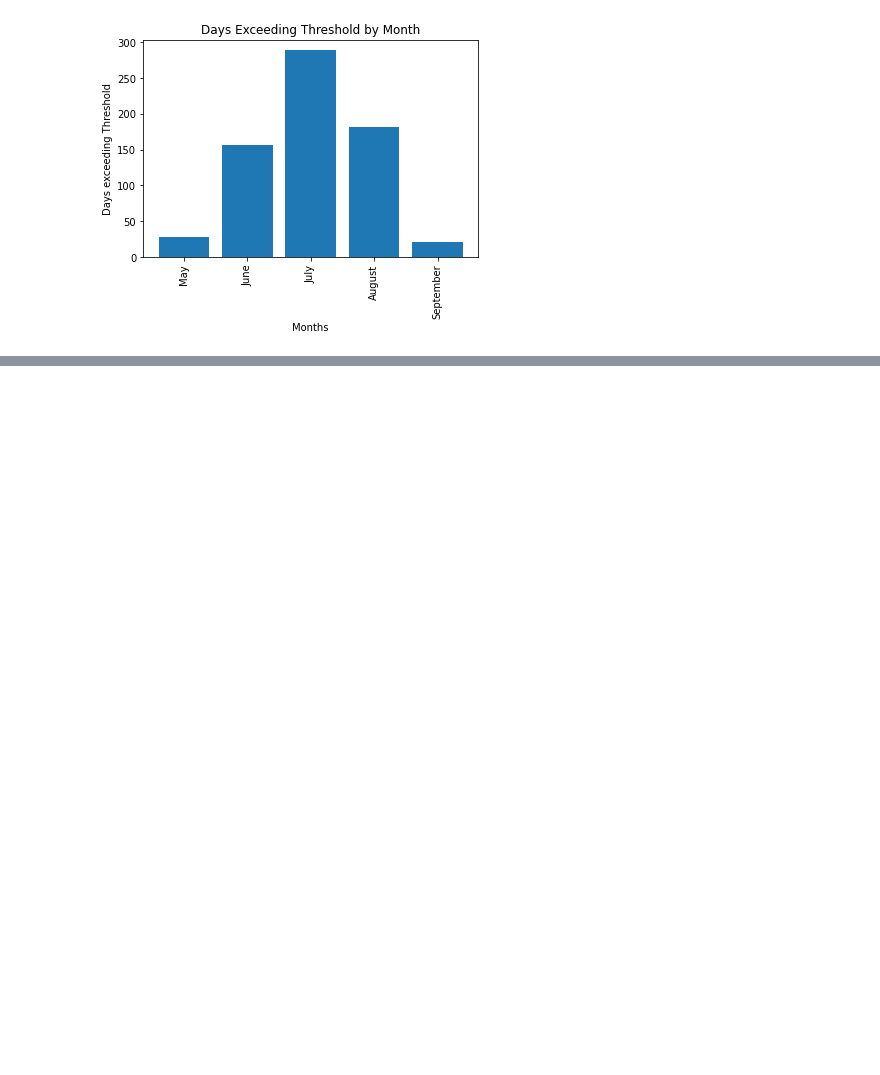
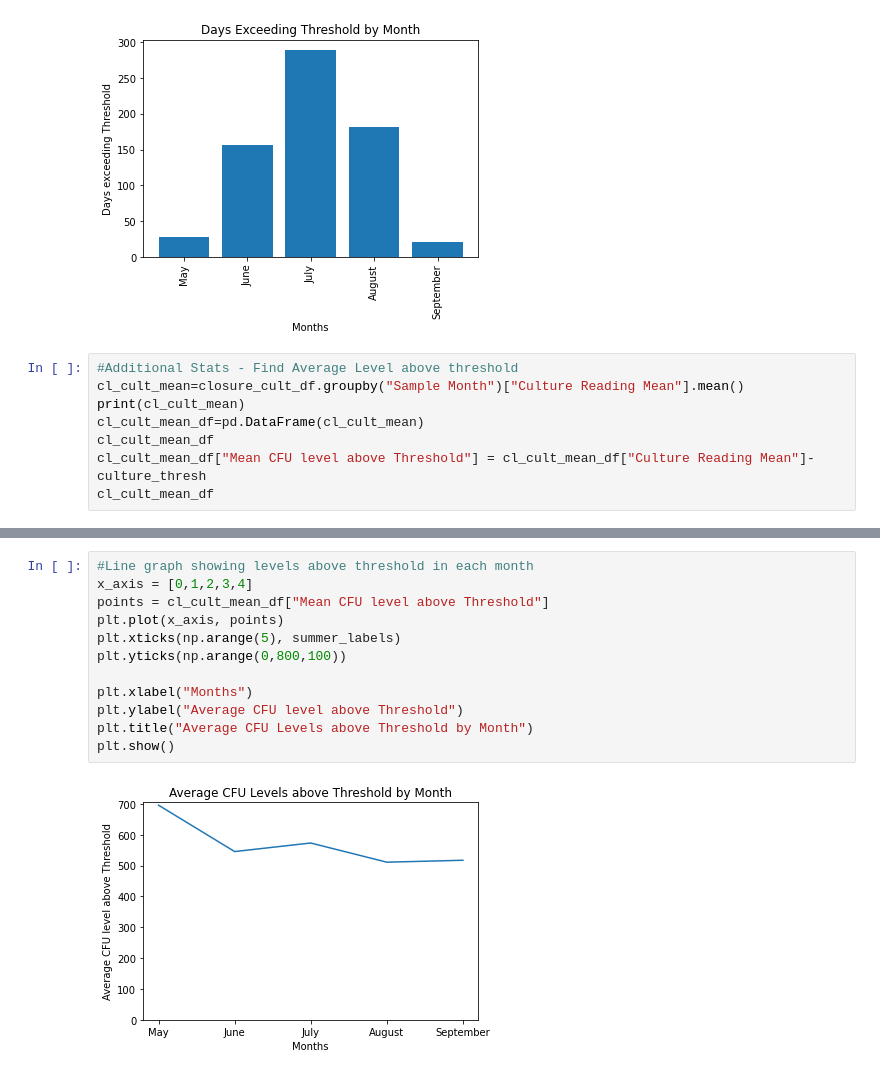
Before and after one commit to ander1908/Bootcamp_Project1, a Jupyter notebook: MostClosures_Stephen.ipynb, the cells around one changed output, grey strips where cells are left out. Cells and saved outputs as stored; diff of their text form; blank space fills up the shorter version.

Commit message:
updated new graphs for severity of average levels

```diff
--- a/MostClosures_Stephen.ipynb
+++ b/MostClosures_Stephen.ipynb
@@ -182,3 +182,11 @@ plt.ylabel("Days exceeding Threshold")
 # %% [output]
 Text(0, 0.5, 'Days exceeding Threshold')
 [figure]
+# %%
+#Additional Stats - Find Average Level above threshold
+cl_cult_mean=closure_cult_df.groupby("Sample Month")["Culture Reading Mean"].mean()
+print(cl_cult_mean)
+cl_cult_mean_df=pd.DataFrame(cl_cult_mean)
+cl_cult_mean_df
+cl_cult_mean_df["Mean CFU level above Threshold"] = cl_cult_mean_df["Culture Reading Mean"]-culture_thresh
+cl_cult_mean_df
@@ -184,0 +208,14 @@ Text(0, 0.5, 'Days exceeding Threshold')
+# %%
+#Line graph showing levels above threshold in each month
+x_axis = [0,1,2,3,4]
+points = cl_cult_mean_df["Mean CFU level above Threshold"]
+plt.plot(x_axis, points)
+plt.xticks(np.arange(5), summer_labels)
+plt.yticks(np.arange(0,800,100))
+
+plt.xlabel("Months")
+plt.ylabel("Average CFU level above Threshold")
+plt.title("Average CFU Levels above Threshold by Month")
+plt.show()
+# %% [output]
+[figure, added]
```
Also changed, not shown: parts of 3 cells of this notebook.
